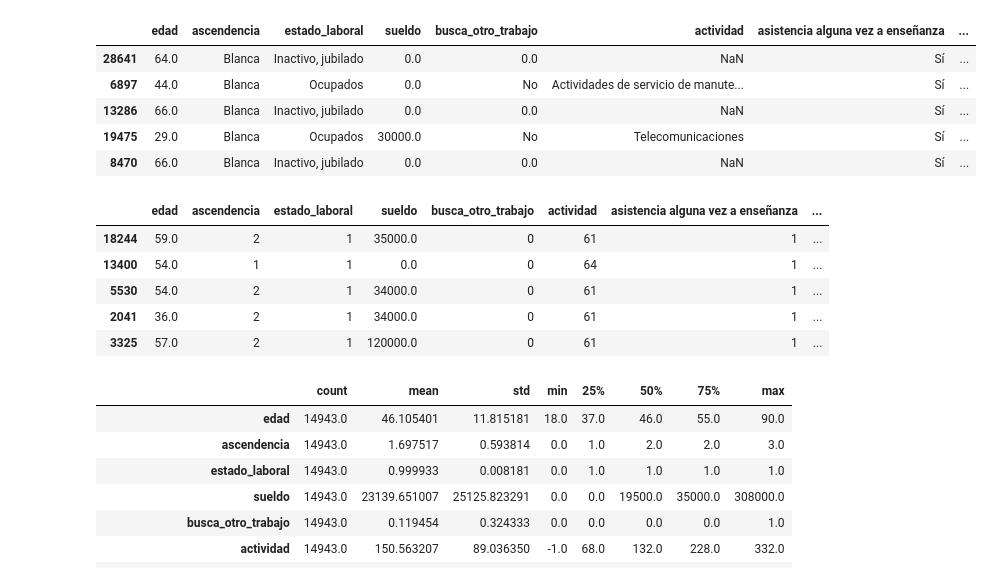
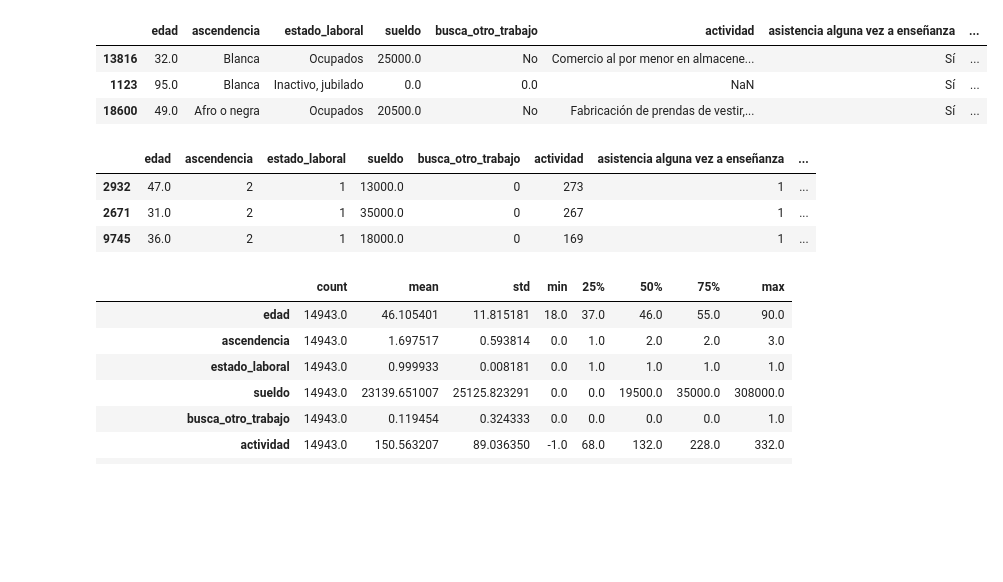
Before and after one commit to anicolon/coder_proyecto, a Jupyter notebook: hch_2020/regresFIN.ipynb, the cells around one changed output. Cells and saved outputs as stored; diff of their text form; code cells hidden in the pictures; blank space fills up the shorter version.

```diff
--- a/hch_2020/regresFIN.ipynb
+++ b/hch_2020/regresFIN.ipynb
@@ -1,23 +1,21 @@
 # %%
 import pandas as pd
 import numpy as np
 import seaborn as sns
 sns.set(rc={'figure.figsize':(30,15)},font_scale=1.5)
 
 moms = pd.read_csv('jefas.csv', usecols=['edad', 'ascendencia',
        'estado_laboral', 'sueldo', 'busca_otro_trabajo', 'actividad',
        'asistencia alguna vez a enseñanza', 'edu preescolar', 'edu primaria',
        'edu media', 'edu técnica', 'edu univ o simil', 'edu terciario no uni',
        'edu posgrado', 'edu mag prof', 'hijos'])
 
-moms.sample(5)
+moms.sample(3)
 # %% [output]
 |  | edad | ascendencia | estado_laboral | sueldo | busca_otro_trabajo | actividad | asistencia alguna vez a enseñanza | ... |
-| 28641 | 64.0 | Blanca | Inactivo, jubilado | 0.0 | 0.0 | NaN | Sí | ... |
-| 6897 | 44.0 | Blanca | Ocupados | 0.0 | No | Actividades de servicio de manute... | Sí | ... |
-| 13286 | 66.0 | Blanca | Inactivo, jubilado | 0.0 | 0.0 | NaN | Sí | ... |
-| 19475 | 29.0 | Blanca | Ocupados | 30000.0 | No | Telecomunicaciones | Sí | ... |
-| 8470 | 66.0 | Blanca | Inactivo, jubilado | 0.0 | 0.0 | NaN | Sí | ... |
+| 13816 | 32.0 | Blanca | Ocupados | 25000.0 | No | Comercio al por menor en almacene... | Sí | ... |
+| 1123 | 95.0 | Blanca | Inactivo, jubilado | 0.0 | 0.0 | NaN | Sí | ... |
+| 18600 | 49.0 | Afro o negra | Ocupados | 20500.0 | No | Fabricación de prendas de vestir,... | Sí | ... |
 # %%
 moms['busca_otro_trabajo'] = moms['busca_otro_trabajo'].astype('str')
 
@@ -27,14 +25,12 @@ for i in list(moms.columns):
     if moms[i].dtype == 'object':
         moms[i] = moms[i].astype("category").cat.codes
 
-moms.sample(5)
+moms.sample(3)
 # %% [output]
 |  | edad | ascendencia | estado_laboral | sueldo | busca_otro_trabajo | actividad | asistencia alguna vez a enseñanza | ... |
-| 18244 | 59.0 | 2 | 1 | 35000.0 | 0 | 61 | 1 | ... |
-| 13400 | 54.0 | 1 | 1 | 0.0 | 0 | 64 | 1 | ... |
-| 5530 | 54.0 | 2 | 1 | 34000.0 | 0 | 61 | 1 | ... |
-| 2041 | 36.0 | 2 | 1 | 34000.0 | 0 | 61 | 1 | ... |
-| 3325 | 57.0 | 2 | 1 | 120000.0 | 0 | 61 | 1 | ... |
+| 2932 | 47.0 | 2 | 1 | 13000.0 | 0 | 273 | 1 | ... |
+| 2671 | 31.0 | 2 | 1 | 35000.0 | 0 | 267 | 1 | ... |
+| 9745 | 36.0 | 2 | 1 | 18000.0 | 0 | 169 | 1 | ... |
 # %%
 moms.describe().transpose()
 # %% [output]
```
Also changed, not shown: 1 other file.
